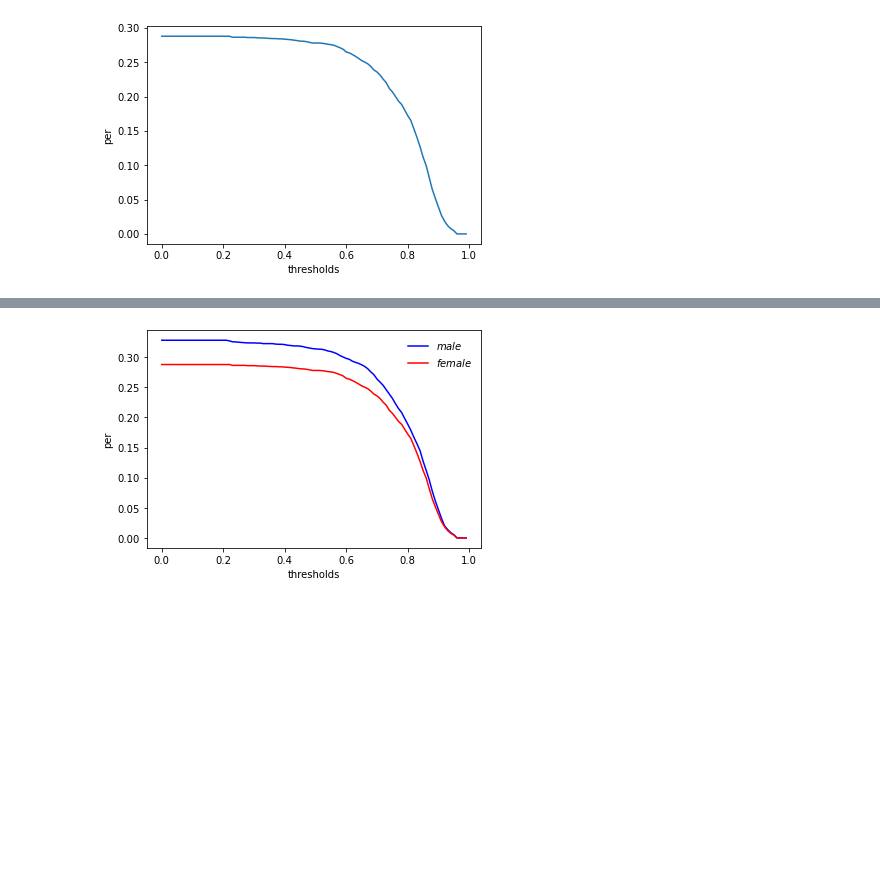
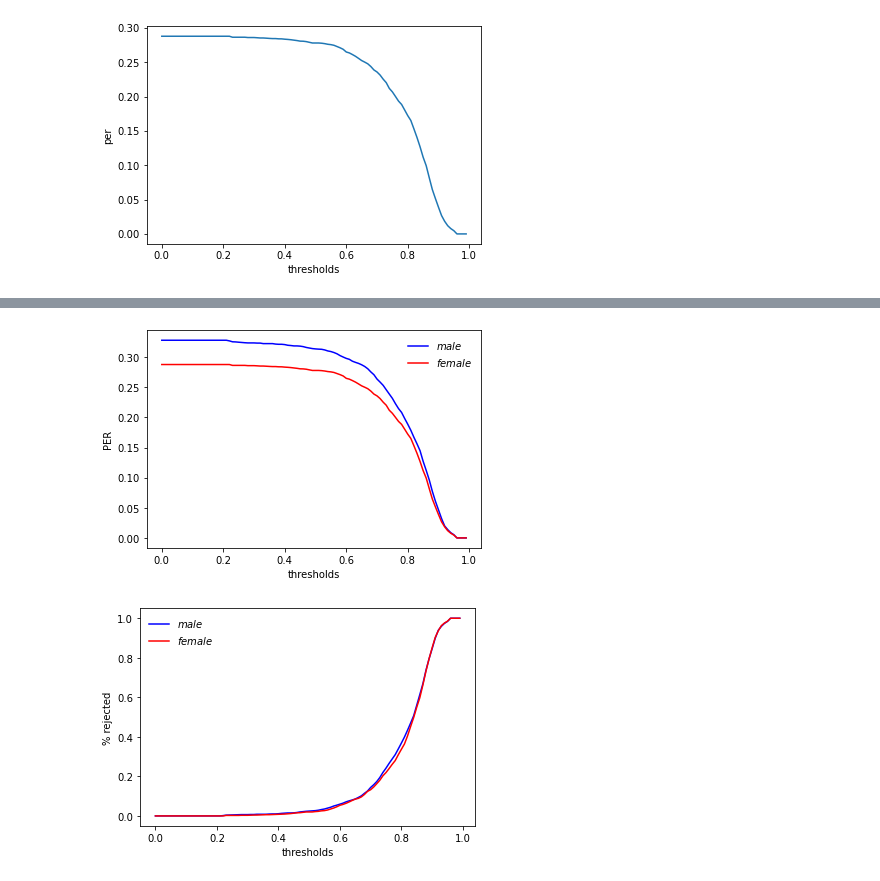
Before and after one commit to siyuan-tang/google_asr, a Jupyter notebook: scripts/csv_plot.ipynb, the cells around one changed output, grey strips where cells are left out. Saved outputs shown, nothing was run; the diff lists cells and outputs as text; code cells hidden in the pictures; blank space fills up the shorter version.

```diff
--- a/scripts/csv_plot.ipynb
+++ b/scripts/csv_plot.ipynb
@@ -48,8 +48,8 @@ dfn
 | 8 | 0.898 | 0.075980 | 0.049427 | 0.117157 | 0.090604 | 0.823529 |
 | 9 | 0.899 | 0.074216 | 0.048261 | 0.115613 | 0.089658 | 0.827941 |
 # %%
-dfo = pd.read_csv("/Users/tsy/Desktop/google/shilin/csv/adaptation/test_one.csv")
-dfnb = pd.read_csv("/Users/tsy/Desktop/google/shilin/csv/adaptation/test_nbest.csv")
+dfo = pd.read_csv("/Users/tsy/Desktop/google/google_asr/csv/adaptation/test_one.csv")
+dfnb = pd.read_csv("/Users/tsy/Desktop/google/google_asr/csv/adaptation/test_nbest.csv")
 # %%
 #dfo_per
 
@@ -88,7 +88,7 @@ while threshold <= 1:
     costs = 0.1 * reject
     cost.append(costs)
 
-    threshold += 0.01
+    threshold += 0.001
 
 fig, ax1 = plt.subplots()
 ax2 = ax1.twinx()
@@ -106,7 +106,7 @@ ax1.plot(thresholds, ave_per, color='b')
 ax2.plot(thresholds, rej_percents, color='r')
 
 ax1.set_xlabel('thresholds')
-ax1.set_ylabel('per', color='b')
+ax1.set_ylabel('PER', color='b')
 ax2.set_ylabel('% rejected', color='r')
 plt.show()
 # %% [output]
@@ -463,38 +460,39 @@ while threshold <= 1:
     human_per.append(overallper)
 
     human_error1 = reject1 * 0.05
     overallper1 = (sum(accept1) + human_error1) / dff.shape[0]
     human_per1.append(overallper1)
 
     threshold += 0.01
 
 
 # fig, ax1 = plt.subplots()
 # ax2 = ax1.twinx()
 # ax1.plot(thresholds, ave_per, color='b')
 # ax2.plot(thresholds, rej_percents, color='r')
 
 # ax1.set_xlabel('thresholds')
 # ax1.set_ylabel('per', color='b')
 # ax2.set_ylabel('% rejected', color='r')
 # plt.show()
 
 plt.plot(thresholds, ave_per, color='b', label='$male$')
 hl=plt.legend(loc='upper right', frameon=False)
 plt.plot(thresholds, ave_per1, color='r', label='$female$')
 plt.legend(loc='upper right', frameon=False)
 
 plt.xlabel('thresholds')
-plt.ylabel('per')
+plt.ylabel('PER')
 plt.show()
 
-# plt.plot(thresholds, rej_percents, color='b', label='$male$')
-# hl=plt.legend(loc='upper right', frameon=False)
-# plt.plot(thresholds, rej_percents1, color='r', label='$female$')
-# plt.legend(loc='upper right', frameon=False)
+plt.plot(thresholds, rej_percents, color='b', label='$male$')
+hl=plt.legend(loc='upper left', frameon=False)
+plt.plot(thresholds, rej_percents1, color='r', label='$female$')
+plt.legend(loc='upper left', frameon=False)
 
-# plt.xlabel('thresholds')
-# plt.ylabel('% rejected')
-# plt.show()
+plt.xlabel('thresholds')
+plt.ylabel('% rejected')
+plt.show()
 # %% [output]
 [figure]
+[figure, added]
```
Also changed, not shown: parts of 13 cells of this notebook, 8 other files.
